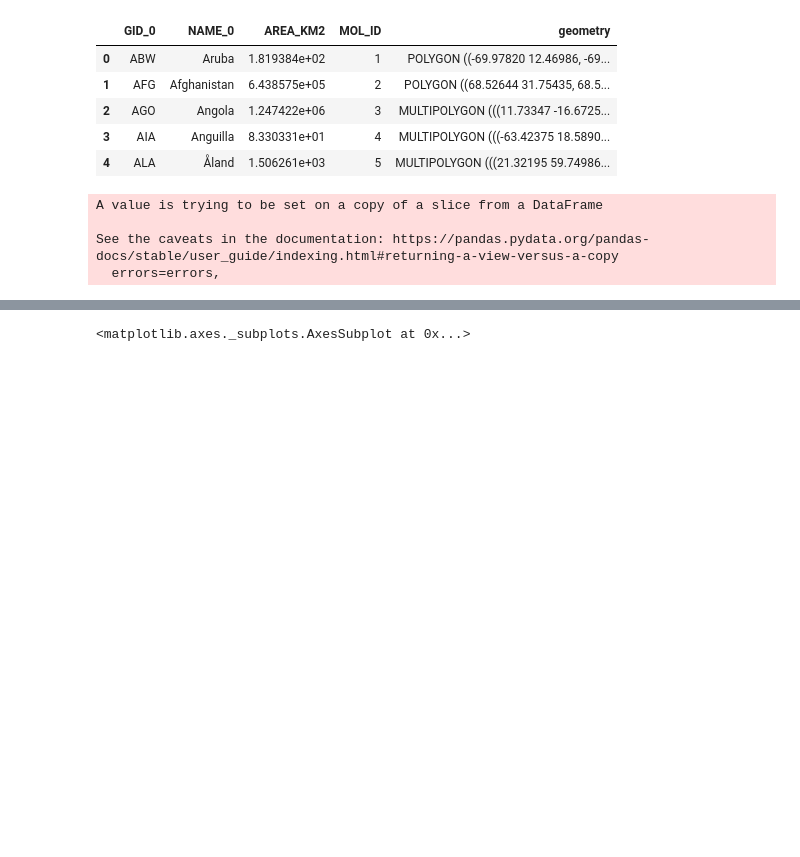
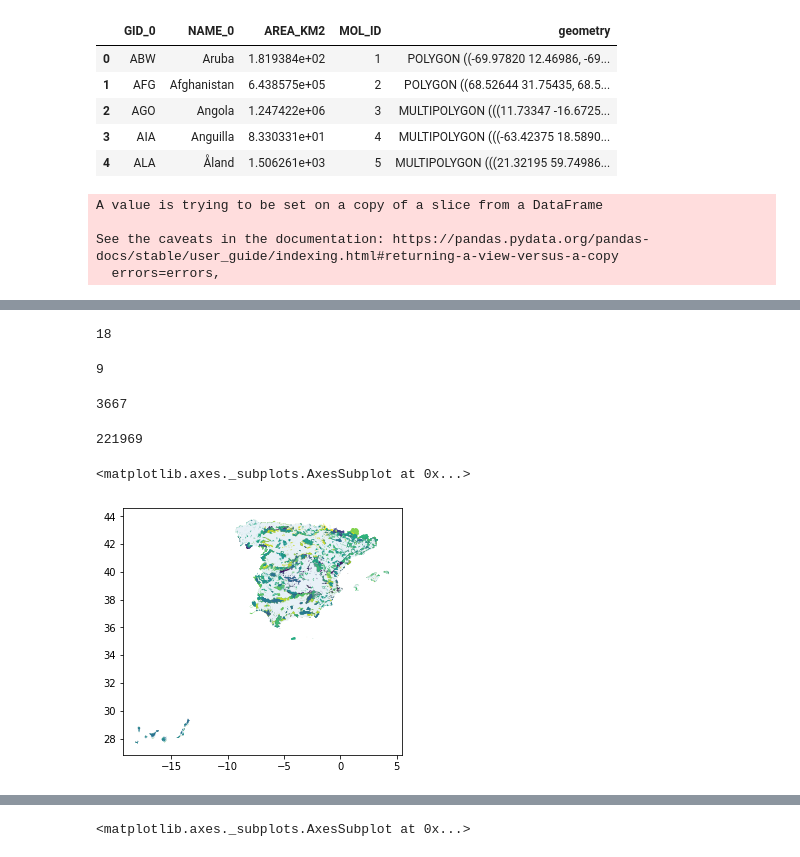
Before and after one commit to Vizzuality/he-scratchfolder, a Jupyter notebook: Precalculated_AOI_tables.ipynb, the cells around one changed output, grey strips where cells are left out. Saved outputs shown, nothing was run; the diff lists cells and outputs as text; code cells hidden in the pictures; blank space fills up the shorter version.

Commit message:
wdpa with gadm code and upload of tables with API

```diff
--- a/Precalculated_AOI_tables.ipynb
+++ b/Precalculated_AOI_tables.ipynb
@@ -738,13 +741,14 @@ gadm0.head()
 | 3 | AIA | Anguilla | 8.330331e+01 | 4 | MULTIPOLYGON (((-63.42375 18.5890... |
 | 4 | ALA | Åland | 1.506261e+03 | 5 | MULTIPOLYGON (((21.32195 59.74986... |
 # %%
-gadm = gadm0[['GID_0','MOL_ID','geometry']]
+gadm = gadm0[['GID_0','NAME_0','MOL_ID','geometry']]
 gadm.rename(columns={'MOL_ID':'MOL_IDg'},inplace=True)
-wd = wdpa[['MOL_ID','ISO3','geometry']]
+#wd = wdpa[['MOL_ID','ISO3','geometry']]
+wd = wdpa[['WDPAID','MOL_ID','NAME','ORIG_NA','GOV_TYP','DESIG','DESIG_E','DESIG_T','STATUS','IUCN_CA','ISO3','AREA_KM','geometry']]
 # %% [output]
 A value is trying to be set on a copy of a slice from a DataFrame
 
 See the caveats in the documentation: https://pandas.pydata.org/pandas-docs/stable/user_guide/indexing.html#returning-a-view-versus-a-copy
   errors=errors,
 # %%
-gwd = gpd.sjoin(gadm,wd)
+gwd = gpd.sjoin(gadm,wd, how= 'right')
@@ -750,0 +764,29 @@ gwd = gpd.sjoin(gadm,wd)
+# %%
+gwd = gwd.drop(columns = ['index_left'])
+# %%
+gwd[gwd['GID_0']=='AFG'].count()[0]
+# %% [output]
+18
+# %%
+wd[wd['ISO3']=='AFG'].count()[0]
+# %% [output]
+9
+# %%
+len(gwd[gwd['MOL_IDg']==70])
+# %% [output]
+3667
+# %%
+len(gwd)
+# %% [output]
+221969
+# %%
+import matplotlib.pyplot as plt
+### test that the spatial join worked
+n=70
+wd_list = list(gwd[gwd['MOL_IDg']==n].MOL_ID.unique())
+fig, ax = plt.subplots(figsize=(5, 5))
+gwd[gwd['MOL_ID'].isin(wd_list)].plot(ax=ax, column='MOL_ID')
+gadm[gadm['MOL_IDg']==n].plot(ax=ax,alpha=0.1)
+# %% [output]
+<matplotlib.axes._subplots.AxesSubplot at 0x...>
+[figure, added]
```
Also changed, not shown: parts of 18 cells of this notebook.
